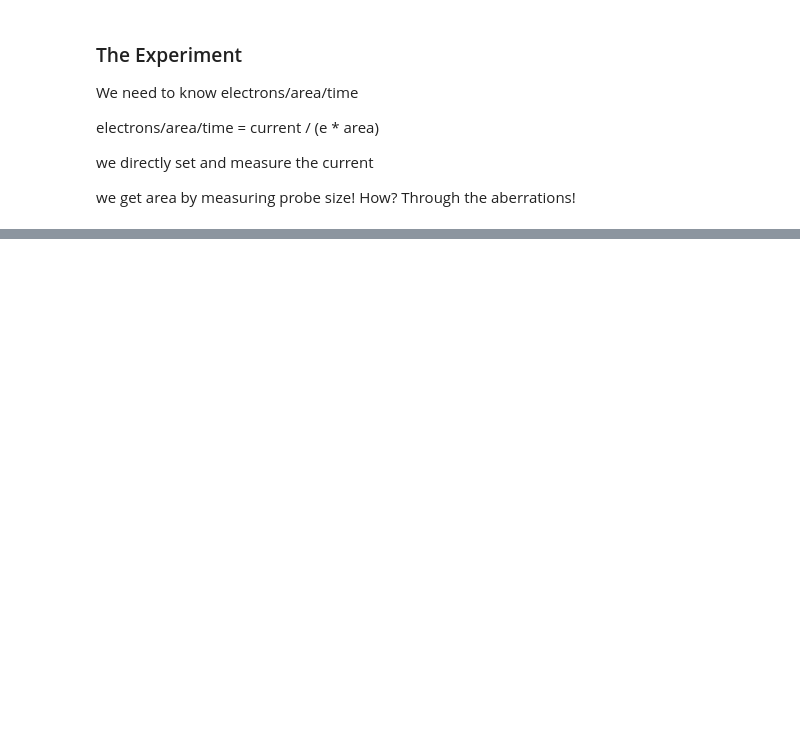
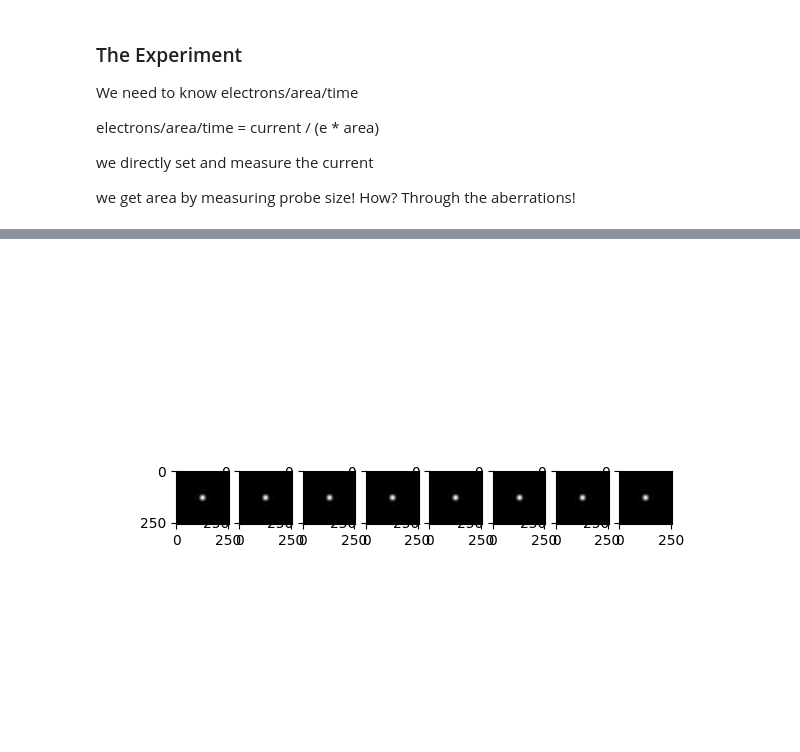
Before and after one commit to 1996suryamandalreddy-maker/asyncroscopy, a Jupyter notebook: notebooks/Fluence_Calibration.ipynb, the cells around one changed output, grey strips where cells are left out. Saved outputs shown, nothing was run; the diff lists cells and outputs as text; code cells hidden in the pictures; blank space fills up the shorter version.

```diff
--- a/notebooks/Fluence_Calibration.ipynb
+++ b/notebooks/Fluence_Calibration.ipynb
@@ -174,0 +372,6 @@ profiles = [np.sum(p, axis=0) for p in probes]
+# %%
+fig, ax = plt.subplots(1, len(probes))
+for i, image in enumerate(probes):
+    ax[i].imshow(image, cmap="gray")
+# %% [output]
+[figure, added]
```
Also changed, not shown: parts of 15 cells of this notebook, 4 other files.
